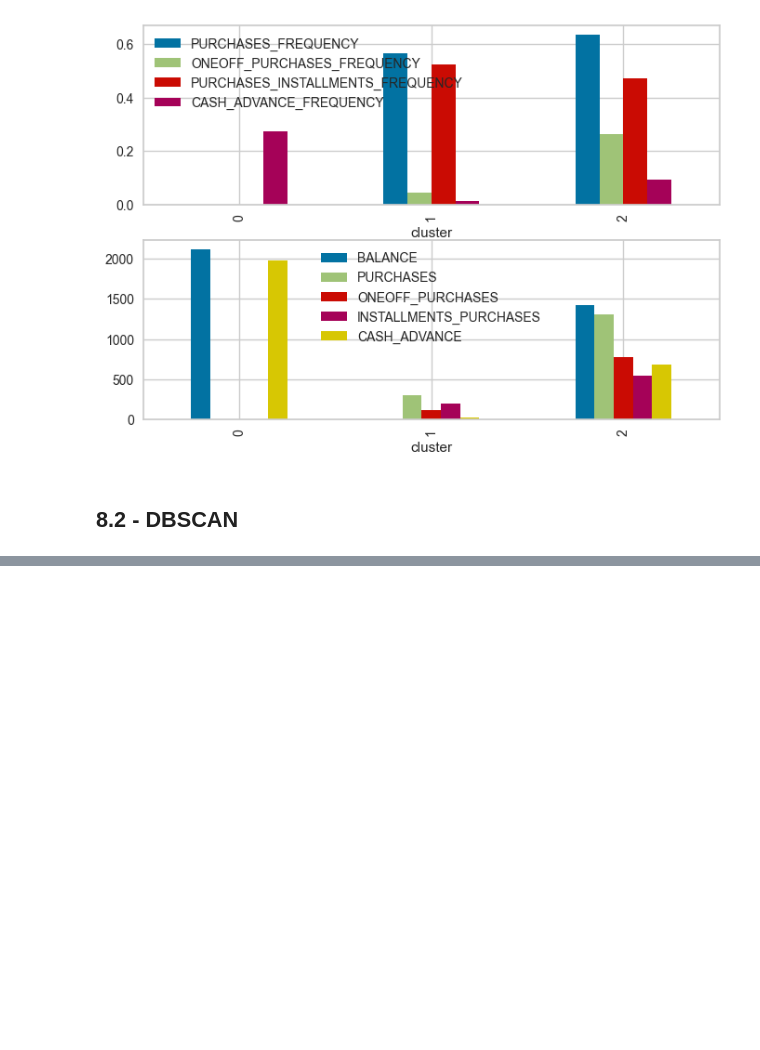
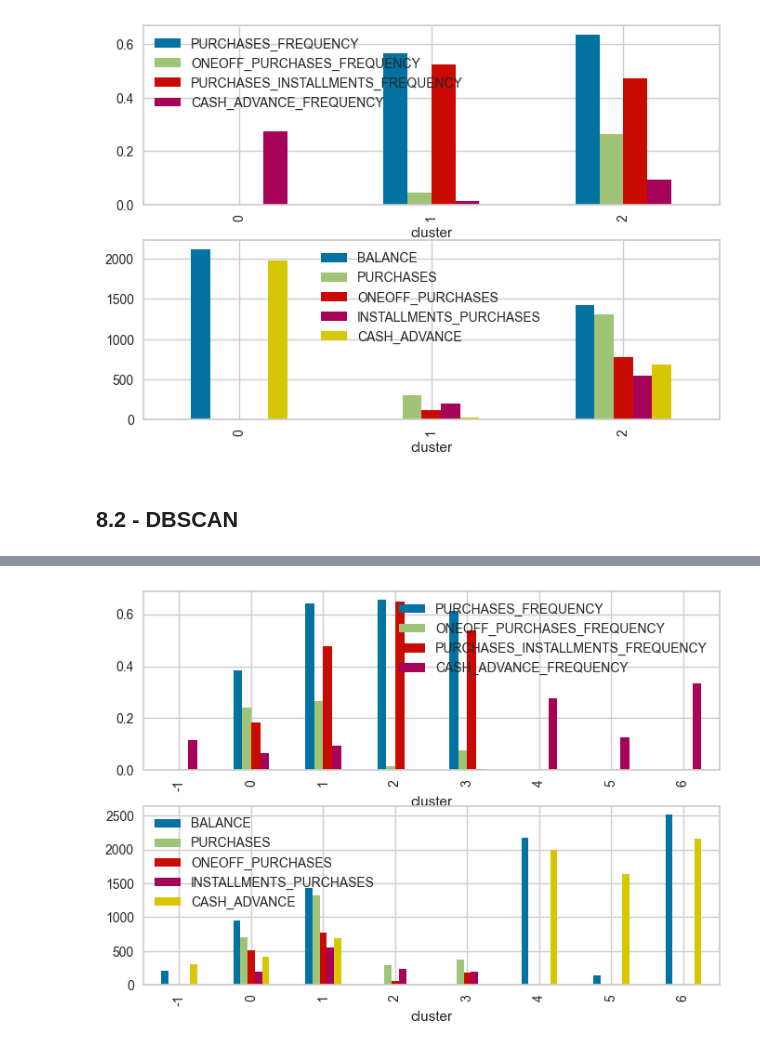
Before and after one commit to jasonrichdarmawan/p1-g4, a Jupyter notebook: h8dsft_P1G4_jason_rich_darmawan_onggo_putra.ipynb, the cells around one changed output, grey strips where cells are left out. Saved outputs shown, nothing was run; the diff lists cells and outputs as text; code cells hidden in the pictures; blank space fills up the shorter version.

```diff
--- a/h8dsft_P1G4_jason_rich_darmawan_onggo_putra.ipynb
+++ b/h8dsft_P1G4_jason_rich_darmawan_onggo_putra.ipynb
@@ -837,0 +944,34 @@ isolate()
+# %%
+# Interpreting clusters based on DBSCAN(eps=4.469, min_samples=6)
+def isolate():
+    dbscan = dbscan_list[7]
+
+    X_train_imputed = num_prep[0].fit_transform(X=X_train)
+
+    Xy_train_imputed = pd.concat([
+        pd.DataFrame(
+            data=X_train_imputed,
+            columns=num_prep[0].get_feature_names_out()
+        ),
+        pd.DataFrame({'cluster': dbscan.labels_})
+    ], axis=1)
+
+    _, axes = plt.subplots(2,1)
+
+    interests_1 = [
+        'PURCHASES_FREQUENCY', 'ONEOFF_PURCHASES_FREQUENCY',
+        'PURCHASES_INSTALLMENTS_FREQUENCY', 'CASH_ADVANCE_FREQUENCY', 'cluster'
+    ]
+
+    Xy_train_imputed[interests_1].groupby(by='cluster').mean().plot.bar(ax=axes[0])
+
+    interests_2 = [
+        'BALANCE', 'PURCHASES', 'ONEOFF_PURCHASES', 'INSTALLMENTS_PURCHASES',
+        'CASH_ADVANCE', 'cluster'
+    ]
+
+    Xy_train_imputed[interests_2].groupby(by='cluster').mean().plot.bar(ax=axes[1])
+
+isolate()
+# %% [output]
+[figure, added]
```
Also changed, not shown: parts of 16 cells of this notebook.
